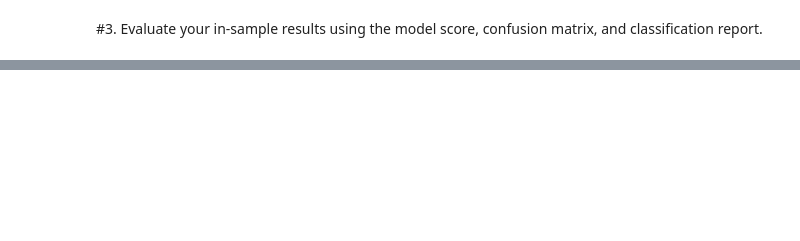
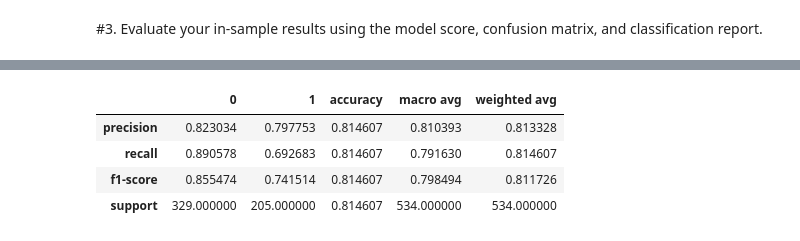
Before and after one commit to rajeshlamichhane04/classification_exercises, a Jupyter notebook: model.ipynb, the cells around one changed output, grey strips where cells are left out. Saved outputs shown, nothing was run; the diff lists cells and outputs as text; code cells hidden in the pictures; blank space fills up the shorter version.

```diff
--- a/model.ipynb
+++ b/model.ipynb
@@ -144,0 +266,4 @@ array([[0.90322581, 0.09677419],
+# %%
+#make another decision tree classifier and fit training data
+model2 = DecisionTreeClassifier(max_depth = 3)
+model2.fit(X_train,y_train)
@@ -144,0 +272,4 @@ array([[0.90322581, 0.09677419],
+# %%
+#make prediction on train observation on depedent variable
+y_pred = model2.predict(X_train)
+y_pred
@@ -144,0 +319,9 @@ array([[0.90322581, 0.09677419],
+# %%
+#classification report in a dataframe
+pd.DataFrame(classification_report(y_train,y_pred, output_dict=True))
+# %% [output]
+|  | 0 | 1 | accuracy | macro avg | weighted avg |
+| precision | 0.823034 | 0.797753 | 0.814607 | 0.810393 | 0.813328 |
+| recall | 0.890578 | 0.692683 | 0.814607 | 0.791630 | 0.814607 |
+| f1-score | 0.855474 | 0.741514 | 0.814607 | 0.798494 | 0.811726 |
+| support | 329.000000 | 205.000000 | 0.814607 | 534.000000 | 534.000000 |
```
Also changed, not shown: parts of 70 cells of this notebook.
